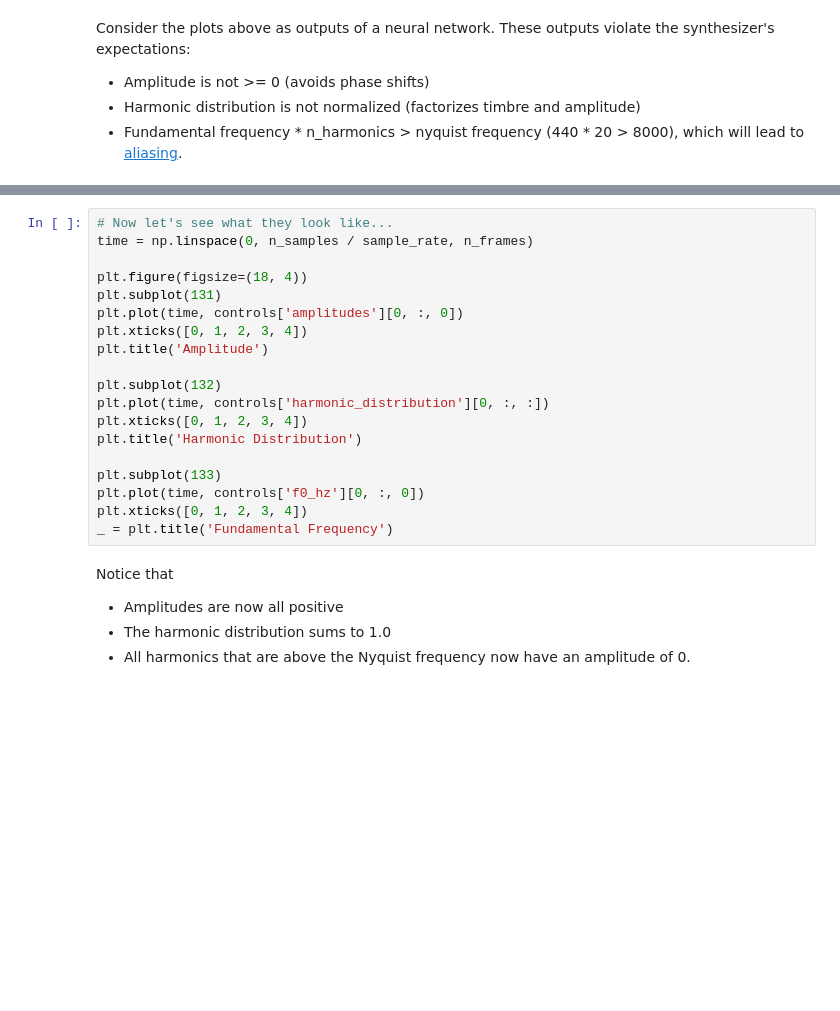
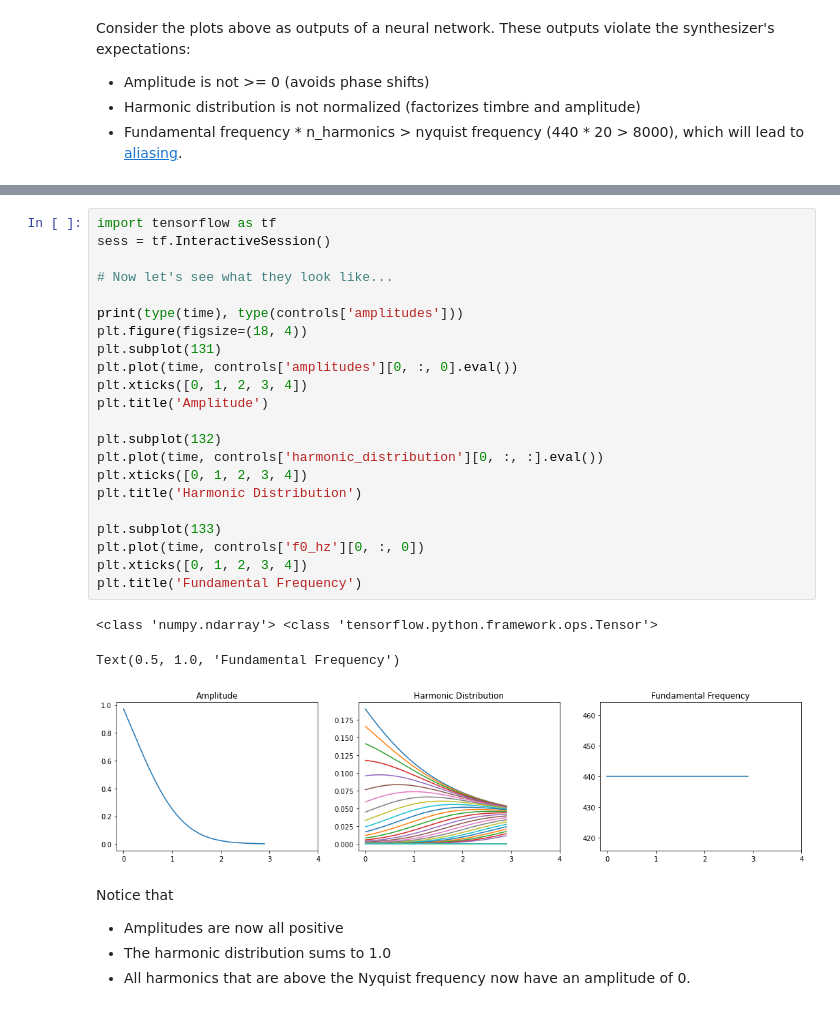
Before and after one commit to magenta/ddsp, a Jupyter notebook: ddsp/colab/tutorials/0_processor.ipynb, the cells around one changed output, grey strips where cells are left out. Saved outputs shown, nothing was run; the diff lists cells and outputs as text; blank space fills up the shorter version.

```diff
--- a/ddsp/colab/tutorials/0_processor.ipynb
+++ b/ddsp/colab/tutorials/0_processor.ipynb
@@ -127,22 +160,29 @@ print(controls.keys())
 # %%
+import tensorflow as tf
+sess = tf.InteractiveSession()
+
 # Now let's see what they look like...
-time = np.linspace(0, n_samples / sample_rate, n_frames)
 
+print(type(time), type(controls['amplitudes']))
 plt.figure(figsize=(18, 4))
 plt.subplot(131)
-plt.plot(time, controls['amplitudes'][0, :, 0])
+plt.plot(time, controls['amplitudes'][0, :, 0].eval())
 plt.xticks([0, 1, 2, 3, 4])
 plt.title('Amplitude')
 
 plt.subplot(132)
-plt.plot(time, controls['harmonic_distribution'][0, :, :])
+plt.plot(time, controls['harmonic_distribution'][0, :, :].eval())
 plt.xticks([0, 1, 2, 3, 4])
 plt.title('Harmonic Distribution')
 
 plt.subplot(133)
 plt.plot(time, controls['f0_hz'][0, :, 0])
 plt.xticks([0, 1, 2, 3, 4])
-_ = plt.title('Fundamental Frequency')
+plt.title('Fundamental Frequency')
+# %% [output]
+<class 'numpy.ndarray'> <class 'tensorflow.python.framework.ops.Tensor'>
+Text(0.5, 1.0, 'Fundamental Frequency')
+[figure, added]
 # %% [markdown]
 Notice that
 * Amplitudes are now all positive
```
Also changed, not shown: parts of 11 cells of this notebook.
